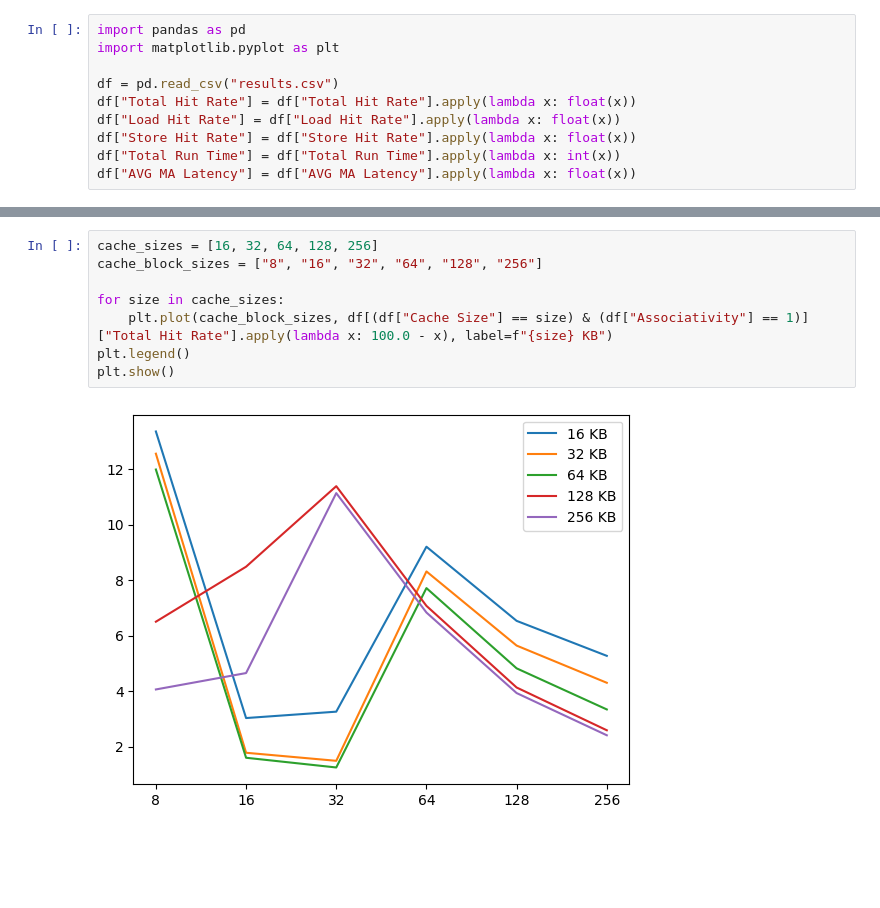
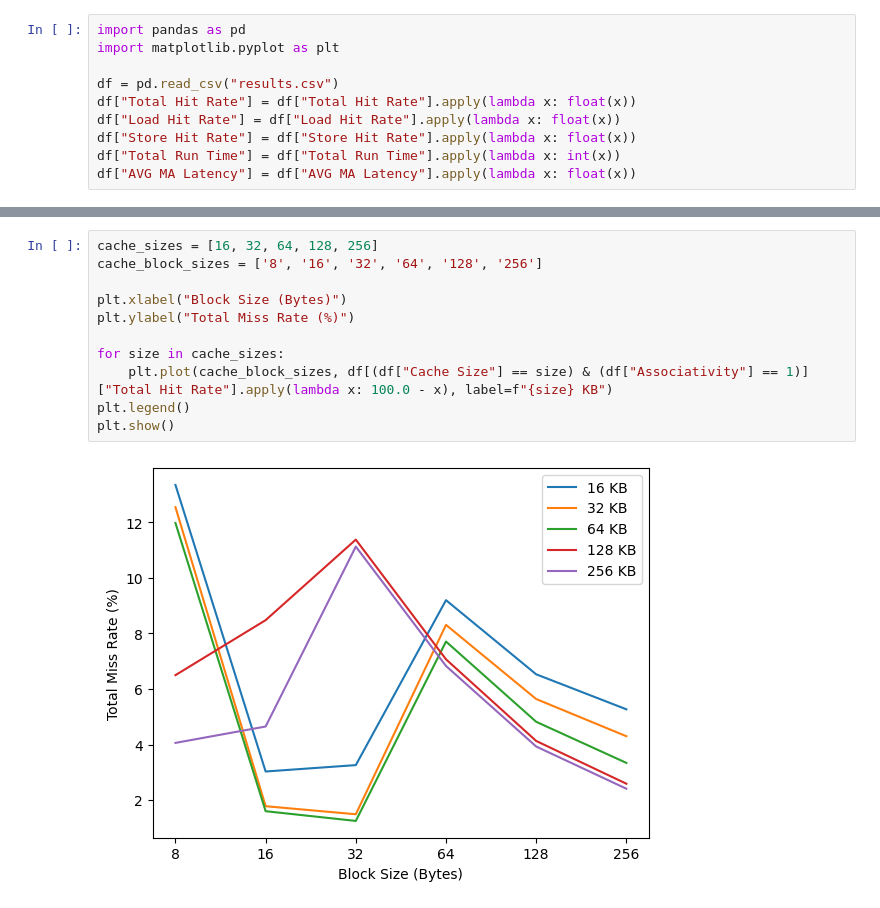
Before and after one commit to NYYCS/cache-sim-c, a Jupyter notebook: analyse.ipynb, the cells around one changed output, grey strips where cells are left out. Saved outputs shown, nothing was run; the diff lists cells and outputs as text; blank space fills up the shorter version.

```diff
--- a/analyse.ipynb
+++ b/analyse.ipynb
@@ -11,12 +19,15 @@ df["AVG MA Latency"] = df["AVG MA Latency"].apply(lambda x: float(x))
 # %%
 cache_sizes = [16, 32, 64, 128, 256]
-cache_block_sizes = ["8", "16", "32", "64", "128", "256"]
+cache_block_sizes = ['8', '16', '32', '64', '128', '256']
+
+plt.xlabel("Block Size (Bytes)")
+plt.ylabel("Total Miss Rate (%)")
 
 for size in cache_sizes:
     plt.plot(cache_block_sizes, df[(df["Cache Size"] == size) & (df["Associativity"] == 1)]["Total Hit Rate"].apply(lambda x: 100.0 - x), label=f"{size} KB")
 plt.legend()
 plt.show()
 # %% [output]
-[figure, old version]
+[figure, new version]
 # %%
 cache_assocs = [1, 2, 4, 8]
```
Also changed, not shown: parts of 2 cells of this notebook, 1 other file.
